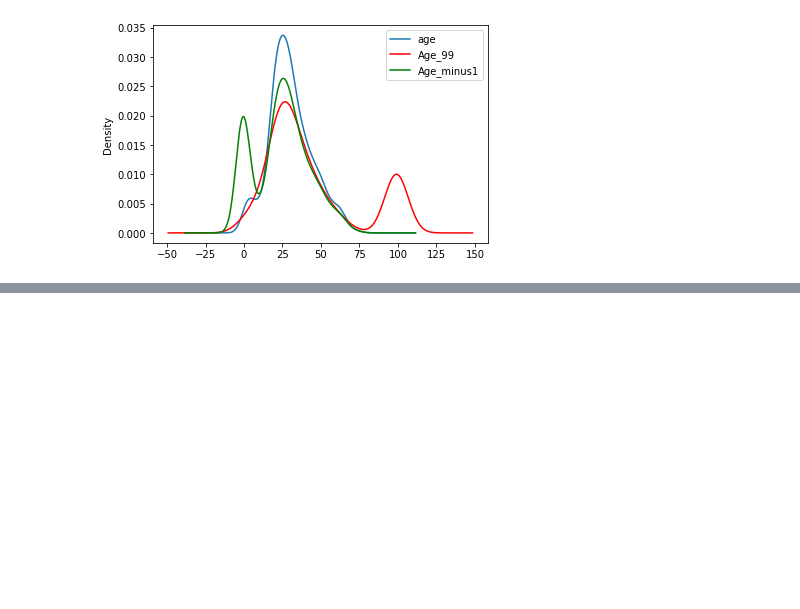
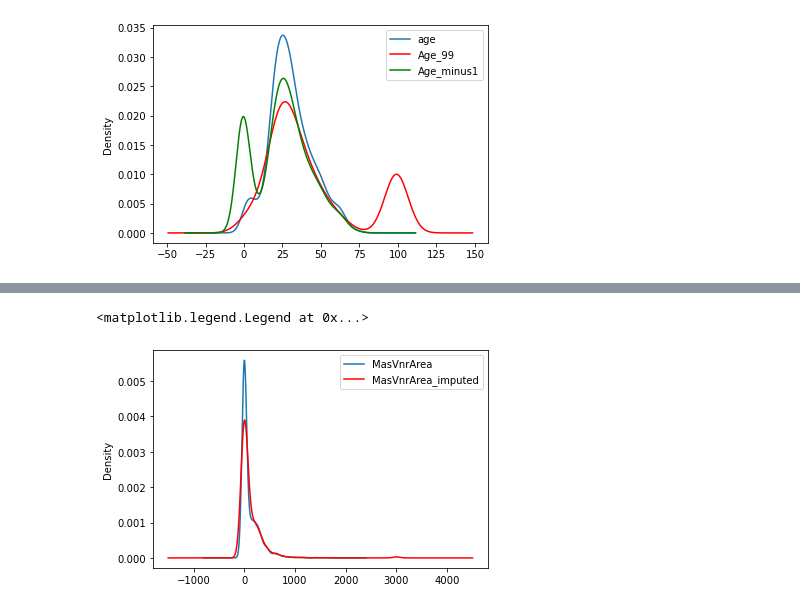
Before and after one commit to pvsnp9/Feature-Enginering, a Jupyter notebook: section_missing_data/03_arbitrary_value_imputation.ipynb, the cells around one changed output, grey strips where cells are left out. Saved outputs shown, nothing was run; the diff lists cells and outputs as text; code cells hidden in the pictures; blank space fills up the shorter version.

```diff
--- a/section_missing_data/03_arbitrary_value_imputation.ipynb
+++ b/section_missing_data/03_arbitrary_value_imputation.ipynb
@@ -176,0 +318,19 @@ ax.legend(lines, labels, loc='best')
+# %%
+# For MasVnrArea, because the percentage of missing data
+# was low, the change in the distribution is smaller
+
+fig = plt.figure()
+ax = fig.add_subplot(111)
+
+# original variable distribution
+X_train['MasVnrArea'].plot(kind='kde', ax=ax)
+
+# variable imputed with 2999
+X_train['MasVnrArea_imputed'].plot(kind='kde', ax=ax, color='red')
+
+# add legends
+lines, labels = ax.get_legend_handles_labels()
+ax.legend(lines, labels, loc='best')
+# %% [output]
+<matplotlib.legend.Legend at 0x...>
+[figure, added]
```
Also changed, not shown: parts of 19 cells of this notebook, 4 other files.
